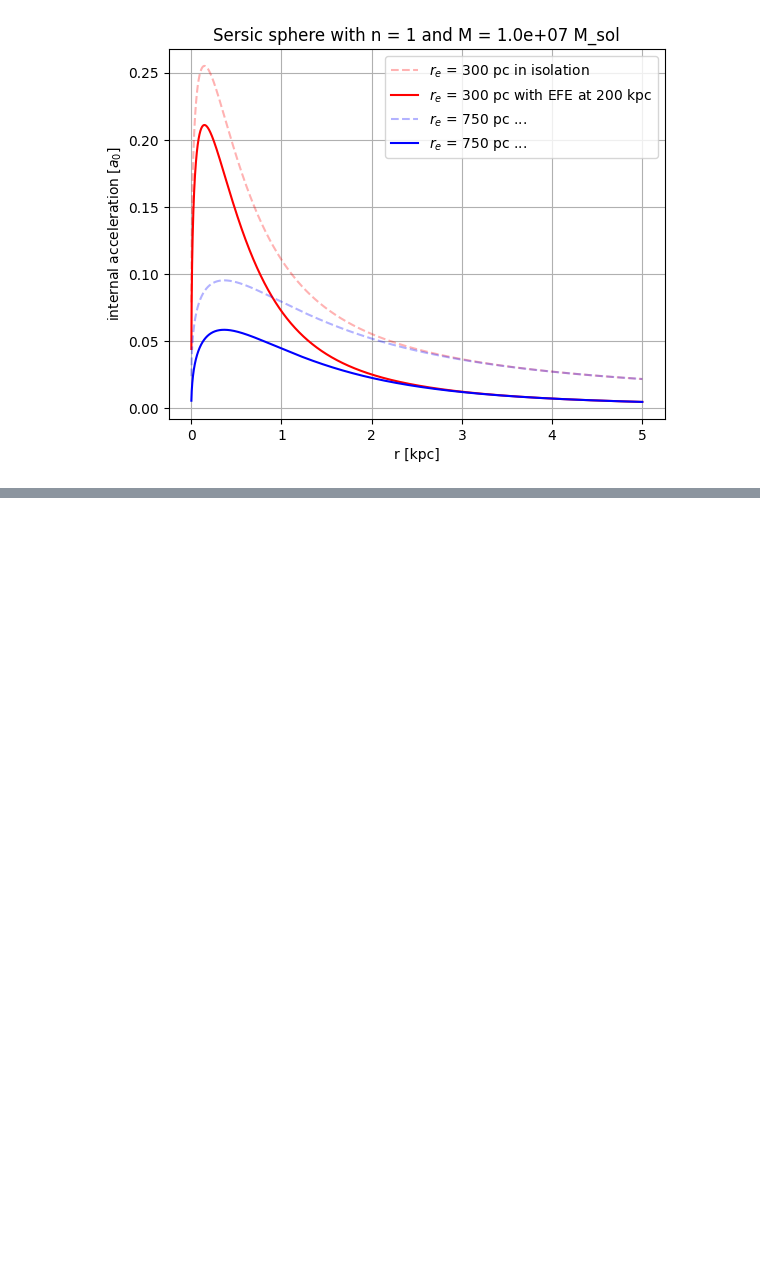
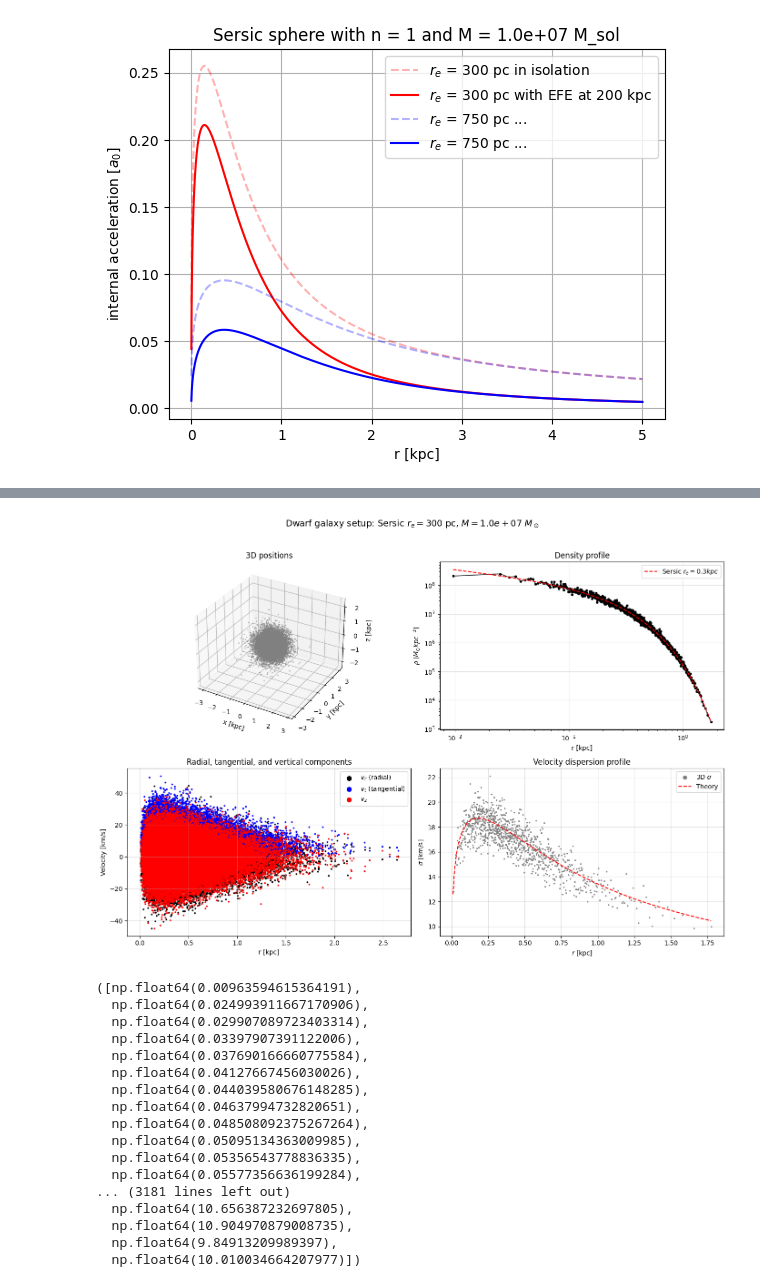
Before and after one commit to olgahinke/dwarf_por, a Jupyter notebook: dwarf_setup.ipynb, the cells around one changed output, grey strips where cells are left out. Cells and saved outputs as stored; diff of their text form; code cells hidden in the pictures; blank space fills up the shorter version.

```diff
--- a/dwarf_setup.ipynb
+++ b/dwarf_setup.ipynb
@@ -391,6 +391,7 @@ def plot_setup(filename, R, M = 1e7, a_p = 100, n = 1, r_e = 300, profile = "ser
     ax1.set_ylabel('y [kpc]')
     ax1.set_zlabel('z [kpc]')
     ax1.grid(True, alpha = 0.4)
+    ax1.axis("equal")
     ax1.set_title('3D positions')
 
     ax2 = fig.add_subplot(223)
@@ -474,3 +509,24 @@ KeyboardInterrupt:
+# %%
+plot_setup("sersic_0.3.txt", R = 200, M = 1e7, n = 1, r_e = 300)
+# %% [output]
+[figure, added]
+([np.float64(0.00963594615364191),
+  np.float64(0.024993911667170906),
+  np.float64(0.029907089723403314),
+  np.float64(0.03397907391122006),
+  np.float64(0.037690166660775584),
+  np.float64(0.04127667456030026),
+  np.float64(0.044039580676148285),
+  np.float64(0.04637994732820651),
+  np.float64(0.048508092375267264),
+  np.float64(0.05095134363009985),
+  np.float64(0.05356543778836335),
+  np.float64(0.05577356636199284),
+... (3181 lines left out)
+  np.float64(10.656387232697805),
+  np.float64(10.904970879008735),
+  np.float64(9.84913209989397),
+  np.float64(10.010034664207977)])
 # %%
 plot_setup("sers_0.3_equ.txt", R = 200, M = 1e7, n = 1, r_e = 300)
 # %% [output]
```
Also changed, not shown: parts of 4 cells of this notebook, 13 other files.
